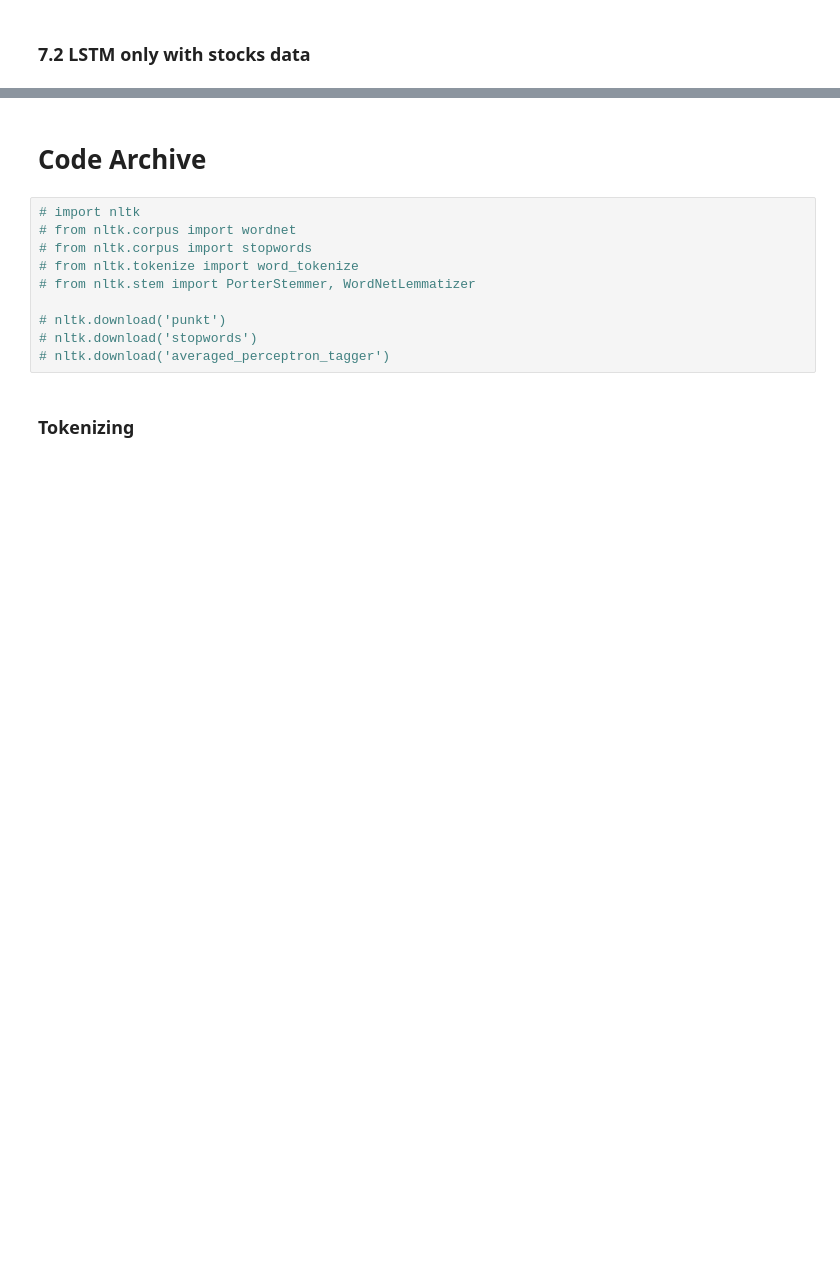
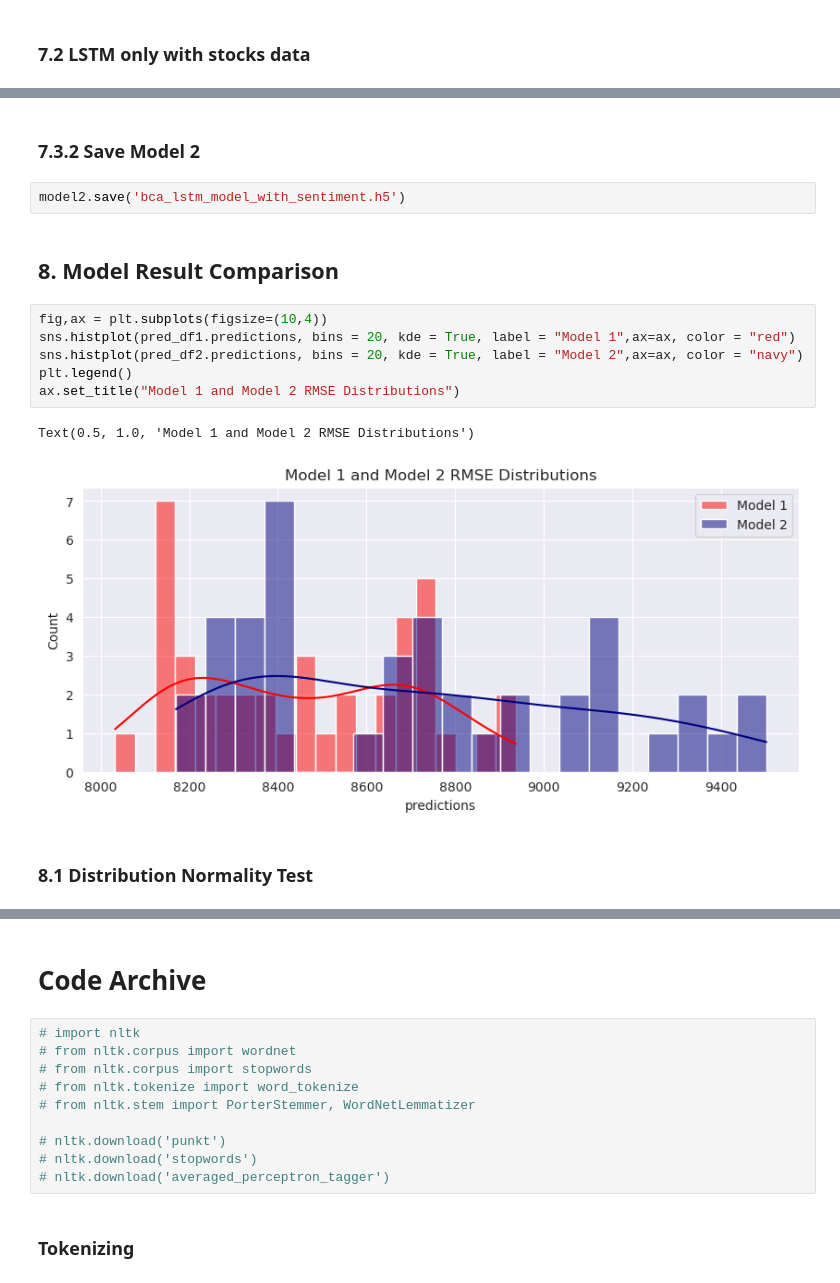
Before and after one commit to isaidhs/Data-Analytics-Notebook, a Jupyter notebook: bbca-stocks-forecasting-using-sentiment-analysis.ipynb, the cells around one changed output, grey strips where cells are left out. Cells and saved outputs as stored; diff of their text form; blank space fills up the shorter version.

```diff
--- a/bbca-stocks-forecasting-using-sentiment-analysis.ipynb
+++ b/bbca-stocks-forecasting-using-sentiment-analysis.ipynb
@@ -420,0 +531,17 @@ Epoch 12/100
+# %% [markdown]
+### 7.3.2 Save Model 2
+# %%
+model2.save('bca_lstm_model_with_sentiment.h5')
+# %% [markdown]
+## 8. Model Result Comparison
+# %%
+fig,ax = plt.subplots(figsize=(10,4))
+sns.histplot(pred_df1.predictions, bins = 20, kde = True, label = "Model 1",ax=ax, color = "red")
+sns.histplot(pred_df2.predictions, bins = 20, kde = True, label = "Model 2",ax=ax, color = "navy")
+plt.legend()
+ax.set_title("Model 1 and Model 2 RMSE Distributions")
+# %% [output]
+Text(0.5, 1.0, 'Model 1 and Model 2 RMSE Distributions')
+[figure, added]
+# %% [markdown]
+### 8.1 Distribution Normality Test
```
Also changed, not shown: parts of 37 cells of this notebook.
